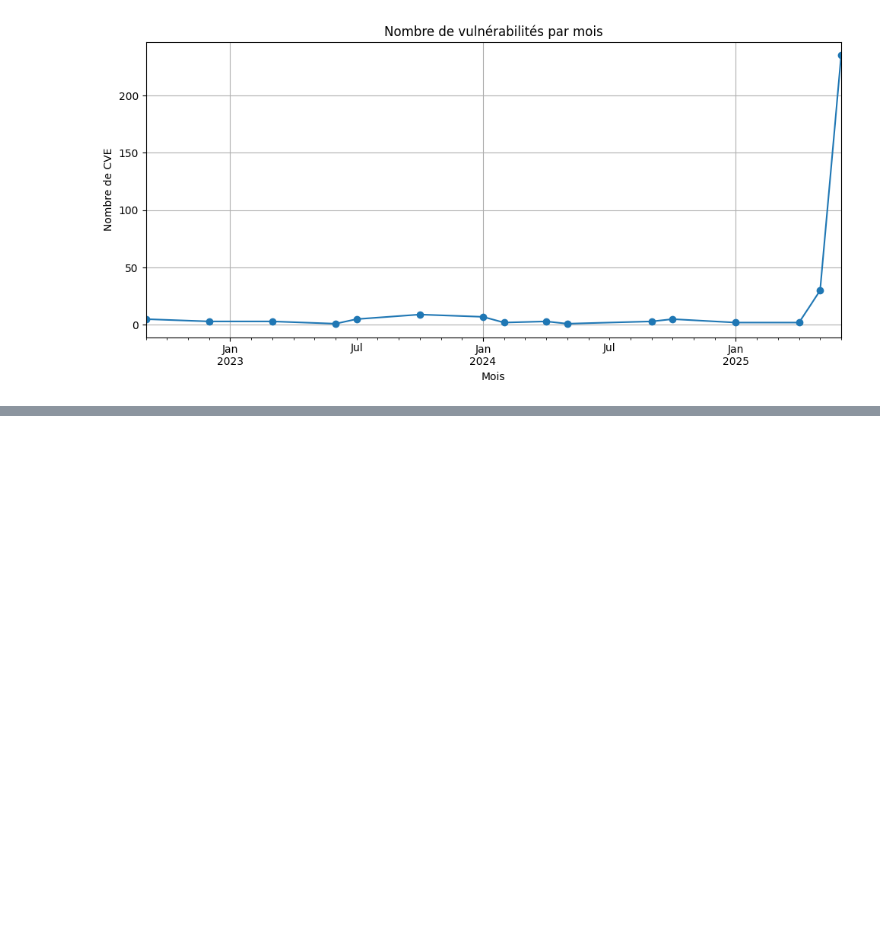
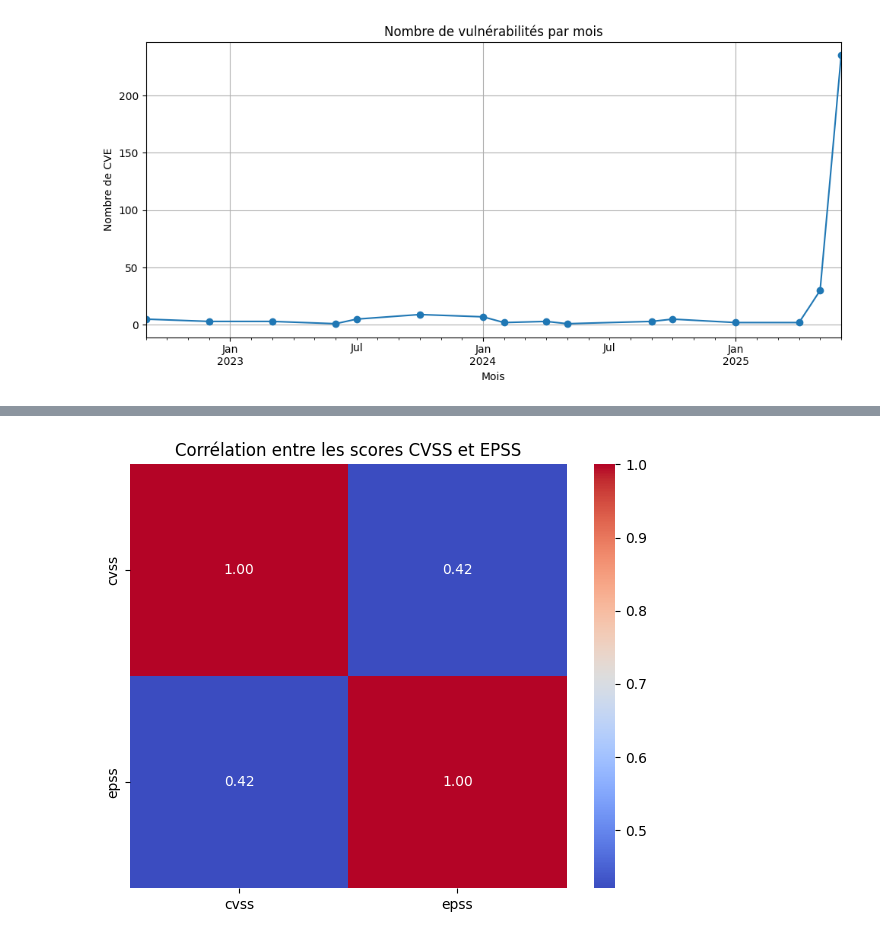
Before and after one commit to Kelli-anne/TD_Final_DS, a Jupyter notebook: visualisation.ipynb, the cells around one changed output, grey strips where cells are left out. Drawn from its saved outputs; the diff is of its cells as text; code cells hidden in the pictures; blank space fills up the shorter version.

```diff
--- a/visualisation.ipynb
+++ b/visualisation.ipynb
@@ -77,0 +91,11 @@ plt.show()
+# %%
+# Heatmap corrélation CVSS / EPSS
+plt.figure(figsize=(6, 5))
+corr = df[["cvss", "epss"]].corr()
+sns.heatmap(corr, annot=True, cmap="coolwarm", fmt=".2f")
+plt.title("Corrélation entre les scores CVSS et EPSS")
+plt.tight_layout()
+#plt.savefig("heatmap_cvss_epss.png")
+plt.show()
+# %% [output]
+[figure, added]
```
Also changed, not shown: parts of 12 cells of this notebook.
